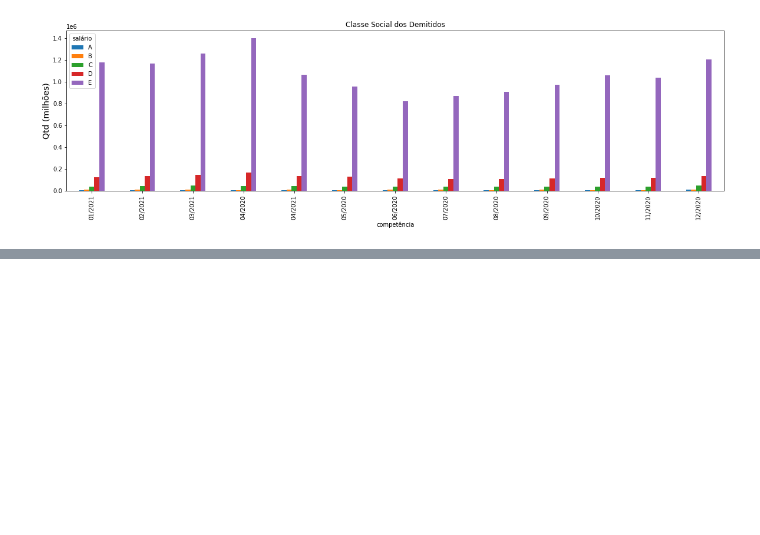
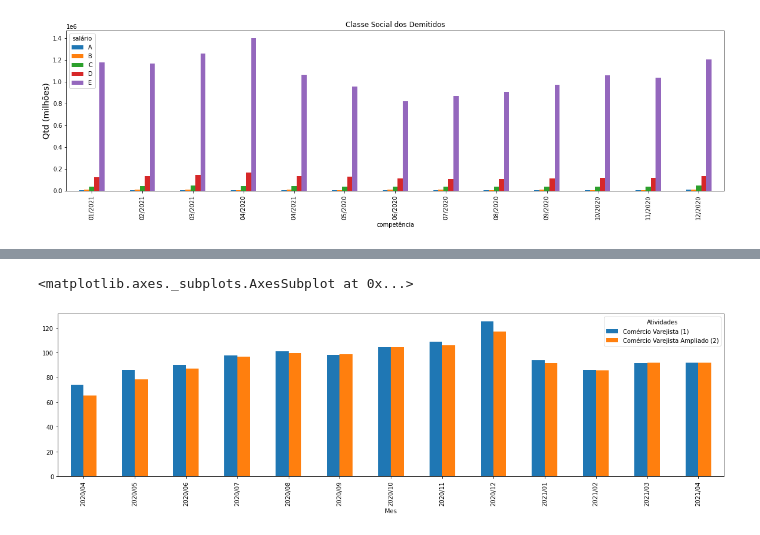
Before and after one commit to BettoFranca/Analise_dados_publicos_Estatisticas_do_Trabalho_na_Pandemia, a Jupyter notebook: Estatisticas_do_Trabalho.ipynb, the cells around one changed output, grey strips where cells are left out. Cells and saved outputs as stored; diff of their text form; code cells hidden in the pictures; blank space fills up the shorter version.

Commit message:
Estatísticas do Trabalho na Pandemia
Adicionado as estatísticas de consumo

```diff
--- a/Estatisticas_do_Trabalho.ipynb
+++ b/Estatisticas_do_Trabalho.ipynb
@@ -484,0 +498,13 @@ Text(0, 0.5, 'Qtd (milhões)')
+# %%
+#Importa dados do IBGE (Pesquisa Mensal de Comércio)
+colunas = [0, 1, 2, 3, 4, 5, 6, 7, 8, 9, 10, 11, 12, 13]
+filename = r'C:/Users/User/Desktop/bases_de_dados/pmc_202104_05.xls'
+df = pd.read_excel(filename, usecols=colunas).drop([0,1,2,3,19,20,21,22,23,24,25,26,27,28,29,30,31,32,33,34,35,36,37,38,39,40,41,42])
+# %%
+#Troca o nome das colunas
+df.rename(columns={'Pesquisa Mensal de Comércio': 'Atividades',
+                   'Unnamed: 1': '2020/04', 'Unnamed: 2': '2020/05', 'Unnamed: 3': '2020/06', 'Unnamed: 4': '2020/07',
+                   'Unnamed: 5': '2020/08', 'Unnamed: 6': '2020/09', 'Unnamed: 7': '2020/10', 'Unnamed: 8': '2020/11',
+                   'Unnamed: 9': '2020/12', 'Unnamed: 10': '2021/01', 'Unnamed: 11': '2021/02', 'Unnamed: 12': '2021/03',
+                   'Unnamed: 13': '2021/04'
+                  }, inplace=True)
@@ -484,0 +530,5 @@ Text(0, 0.5, 'Qtd (milhões)')
+# %%
+consumo = df.query('Atividades != 0 ')[['Atividades', '2020/04',
+    '2020/05', '2020/06', '2020/07','2020/08','2020/09','2020/10','2020/11',
+      '2020/12', '2021/01', '2021/02', '2021/03', '2021/04']].melt(id_vars=["Atividades"],
+        var_name="Mes", value_name="Indice")
@@ -484,0 +549,6 @@ Text(0, 0.5, 'Qtd (milhões)')
+# %%
+consumo.query('Atividades == ["Comércio Varejista (1)", "Comércio Varejista Ampliado (2)"]').groupby(['Mes',
+                                                        'Atividades']).Indice.sum().unstack().plot(kind='bar', figsize = (20,5))
+# %% [output]
+<matplotlib.axes._subplots.AxesSubplot at 0x...>
+[figure, added]
```
Also changed, not shown: parts of 3 cells of this notebook.
